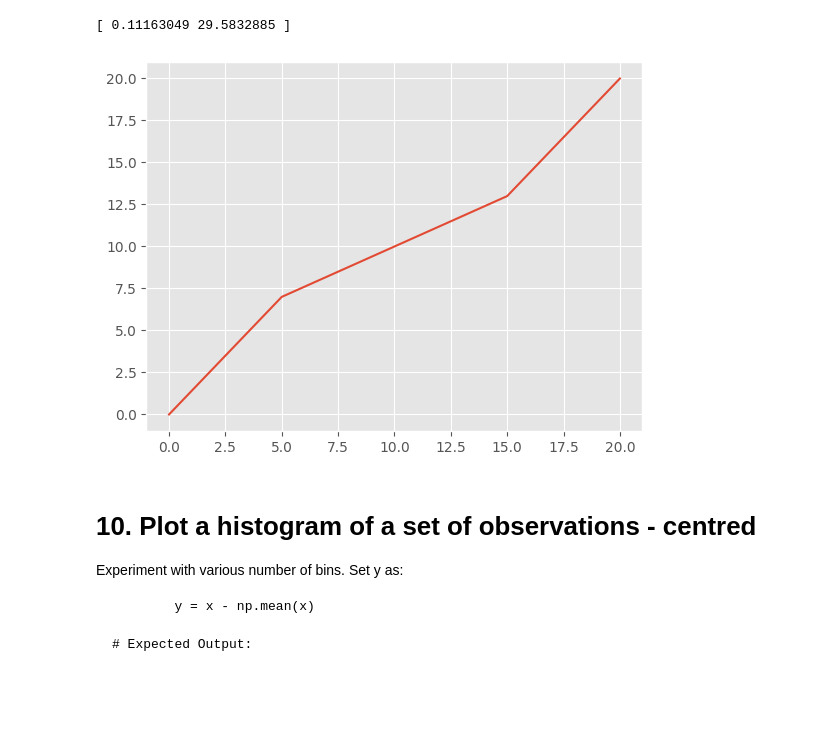
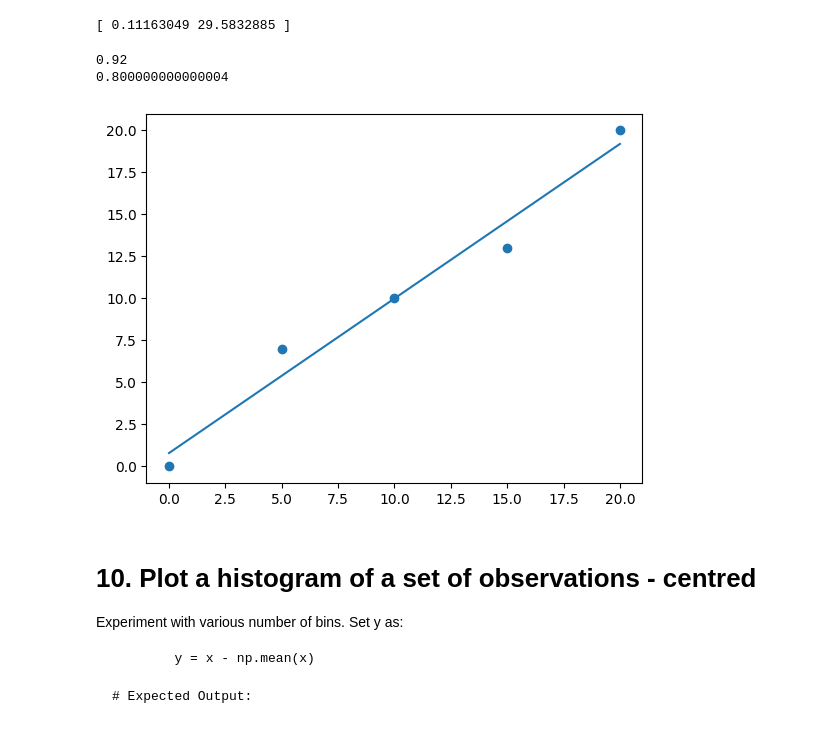
Before and after one commit to sameerhingoro/IOD, a Jupyter notebook: IOD_Lab_1_2_3_Statistics.ipynb, the cells around one changed output. Drawn from its saved outputs; the diff is of its cells as text; code cells hidden in the pictures; blank space fills up the shorter version.

```diff
--- a/IOD_Lab_1_2_3_Statistics.ipynb
+++ b/IOD_Lab_1_2_3_Statistics.ipynb
@@ -266,29 +266,34 @@ print(np.polyfit(x,y,1))
 # %%
 # sample points
 X = [0, 5, 10, 15, 20]
 Y = [0, 7, 10, 13, 20]
 
 # solve for a and b
 def best_fit(X, Y):
     '''
     Return m, b
     # ANSWER
     '''
 
-    m = X
-    b = Y
+    m = np.polyfit(X, Y, 1)[0]
+    b = np.polyfit(X, Y, 1)[1]
+    print(m)
+    print(b)
 
     return m, b
 
 # solution
 m, b = best_fit(X, Y)
 
 # plot points and fit line
 # ANSWER
-plt.plot(m, b)
+plt.scatter(X, Y)
+plt.plot(X, [m * x + b for x in X])
 plt.show()
 # %% [output]
+0.92
+0.800000000000004
-[figure, old version]
+[figure, new version]
 # %% [markdown]
 # 10. Plot a histogram of a set of observations - centred
 
```
Also changed, not shown: parts of 1 cell of this notebook.
